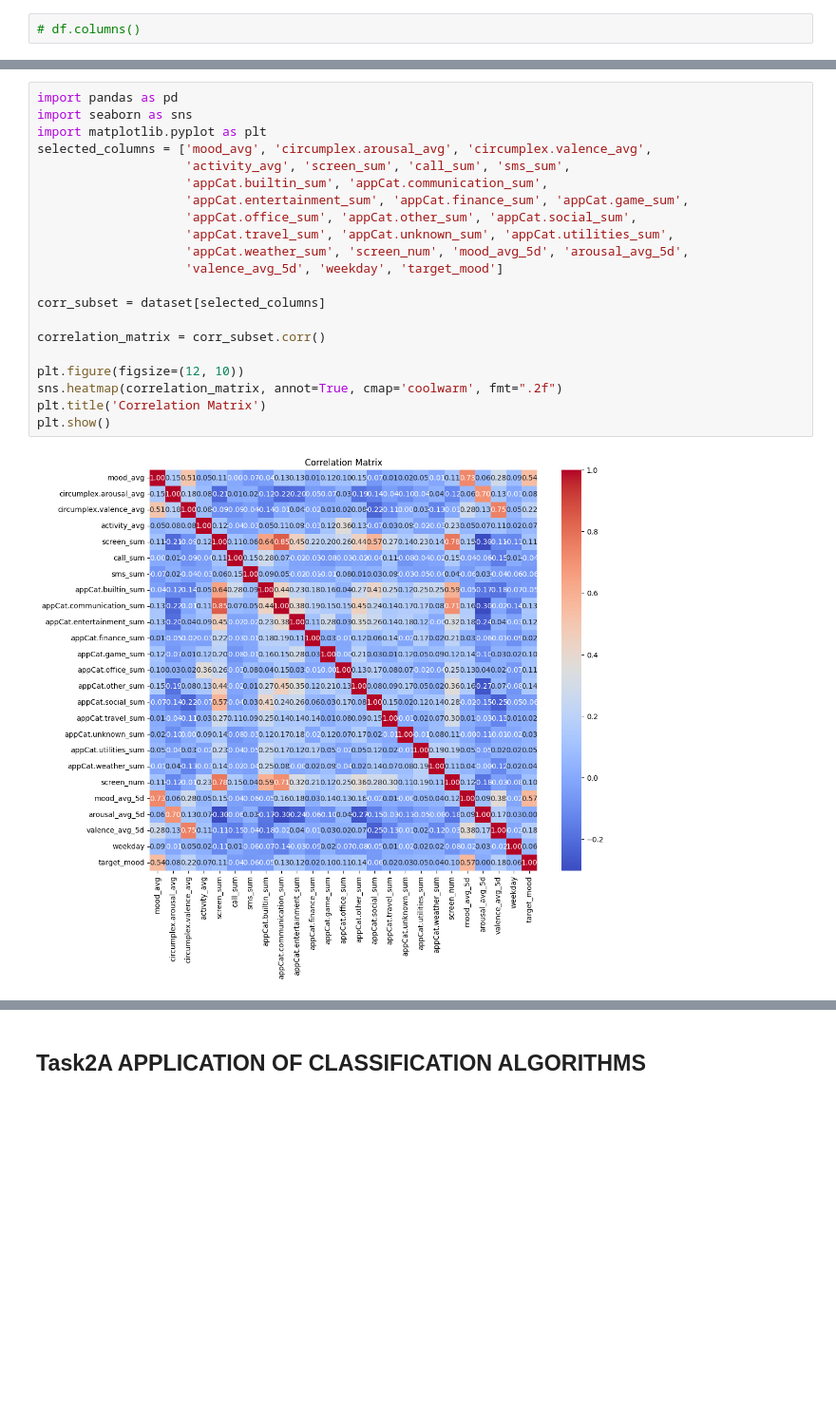
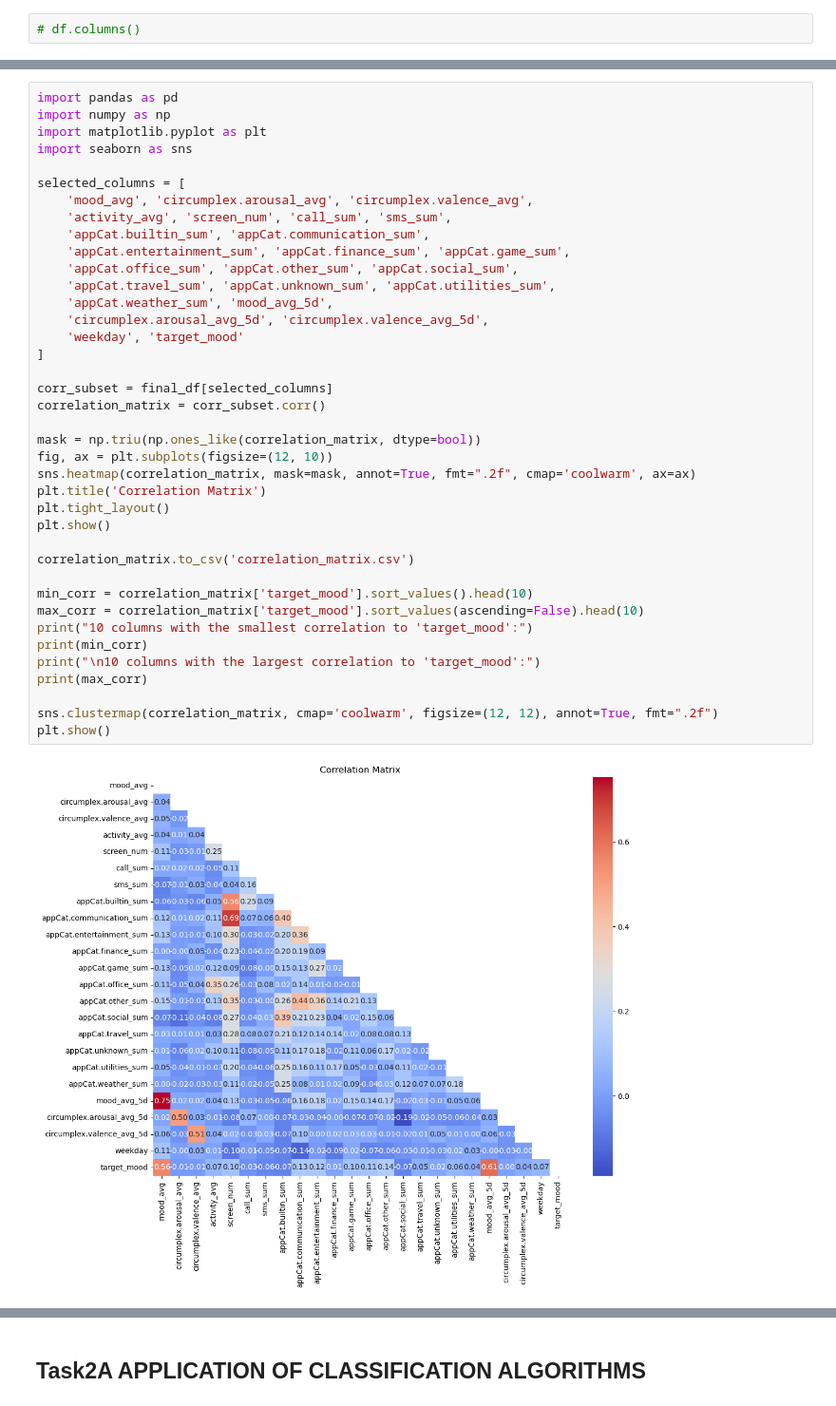
Before and after one commit to AmrAdwan/Data_Mining1, a Jupyter notebook: Data Cleaning + Feature Engineering + Classification + Association Rules.ipynb, the cells around one changed output, grey strips where cells are left out. Shown at 95% size. Drawn from its saved outputs; the diff is of its cells as text; blank space fills up the shorter version.

```diff
--- a/Data Cleaning + Feature Engineering + Classification + Association Rules.ipynb
+++ b/Data Cleaning + Feature Engineering + Classification + Association Rules.ipynb
@@ -163,23 +106,41 @@ drop some columns according to the correlation matrix
 # %%
 import pandas as pd
+import numpy as np
+import matplotlib.pyplot as plt
 import seaborn as sns
-import matplotlib.pyplot as plt
-selected_columns = ['mood_avg', 'circumplex.arousal_avg', 'circumplex.valence_avg',
-                    'activity_avg', 'screen_sum', 'call_sum', 'sms_sum',
-                    'appCat.builtin_sum', 'appCat.communication_sum',
-                    'appCat.entertainment_sum', 'appCat.finance_sum', 'appCat.game_sum',
-                    'appCat.office_sum', 'appCat.other_sum', 'appCat.social_sum',
-                    'appCat.travel_sum', 'appCat.unknown_sum', 'appCat.utilities_sum',
-                    'appCat.weather_sum', 'screen_num', 'mood_avg_5d', 'arousal_avg_5d',
-                    'valence_avg_5d', 'weekday', 'target_mood']
 
-corr_subset = dataset[selected_columns]
+selected_columns = [
+    'mood_avg', 'circumplex.arousal_avg', 'circumplex.valence_avg',
+    'activity_avg', 'screen_num', 'call_sum', 'sms_sum',
+    'appCat.builtin_sum', 'appCat.communication_sum',
+    'appCat.entertainment_sum', 'appCat.finance_sum', 'appCat.game_sum',
+    'appCat.office_sum', 'appCat.other_sum', 'appCat.social_sum',
+    'appCat.travel_sum', 'appCat.unknown_sum', 'appCat.utilities_sum',
+    'appCat.weather_sum', 'mood_avg_5d',
+    'circumplex.arousal_avg_5d', 'circumplex.valence_avg_5d',
+    'weekday', 'target_mood'
+]
 
+corr_subset = final_df[selected_columns]
 correlation_matrix = corr_subset.corr()
 
-plt.figure(figsize=(12, 10))
-sns.heatmap(correlation_matrix, annot=True, cmap='coolwarm', fmt=".2f")
+mask = np.triu(np.ones_like(correlation_matrix, dtype=bool))
+fig, ax = plt.subplots(figsize=(12, 10))
+sns.heatmap(correlation_matrix, mask=mask, annot=True, fmt=".2f", cmap='coolwarm', ax=ax)
 plt.title('Correlation Matrix')
+plt.tight_layout()
 plt.show()
+
+correlation_matrix.to_csv('correlation_matrix.csv')
+
+min_corr = correlation_matrix['target_mood'].sort_values().head(10)
+max_corr = correlation_matrix['target_mood'].sort_values(ascending=False).head(10)
+print("10 columns with the smallest correlation to 'target_mood':")
+print(min_corr)
+print("\n10 columns with the largest correlation to 'target_mood':")
+print(max_corr)
+
+sns.clustermap(correlation_matrix, cmap='coolwarm', figsize=(12, 12), annot=True, fmt=".2f")
+plt.show()
 # %% [output]
-[figure, old version]
+[figure, new version]
```
Also changed, not shown: parts of 19 cells of this notebook, 2 other files.
